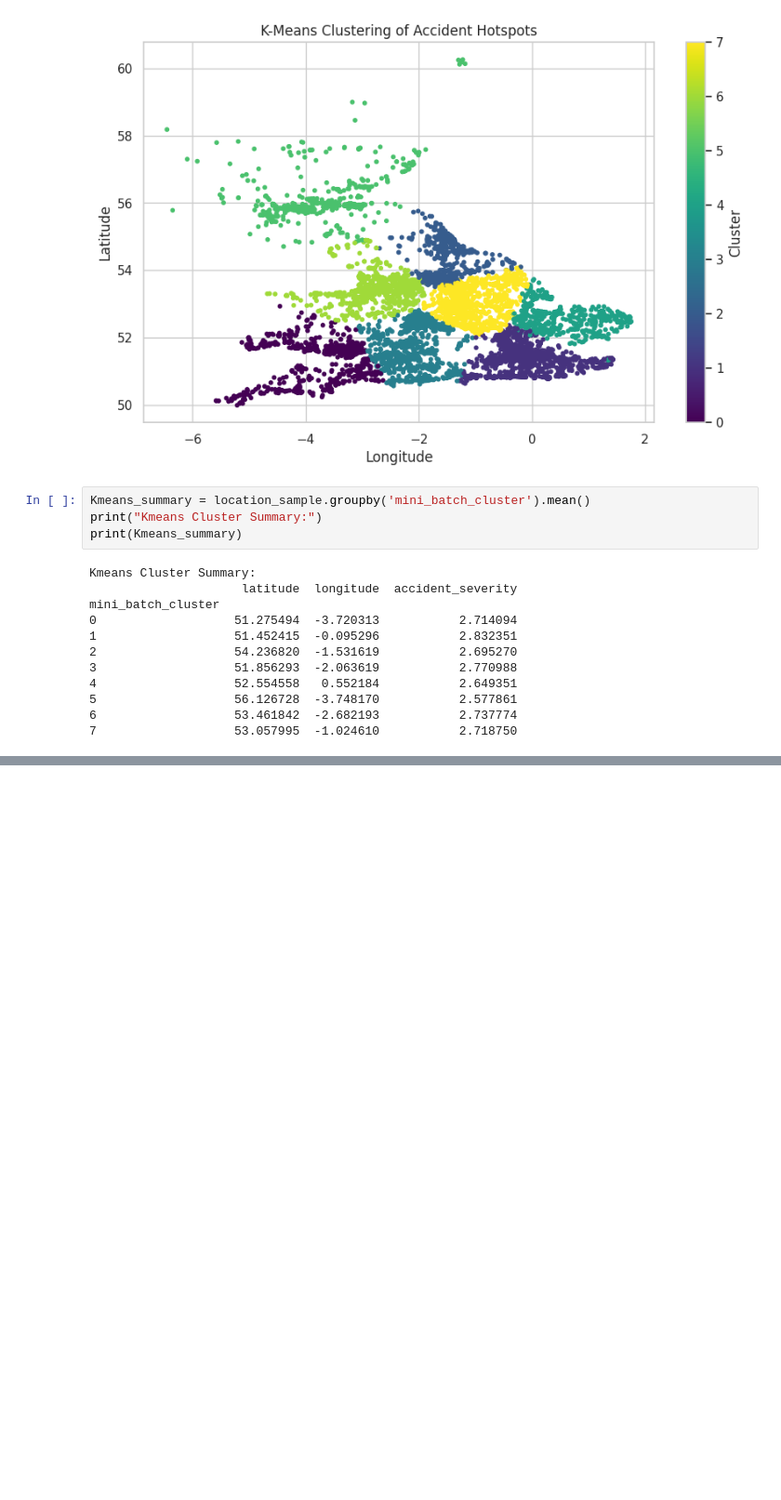
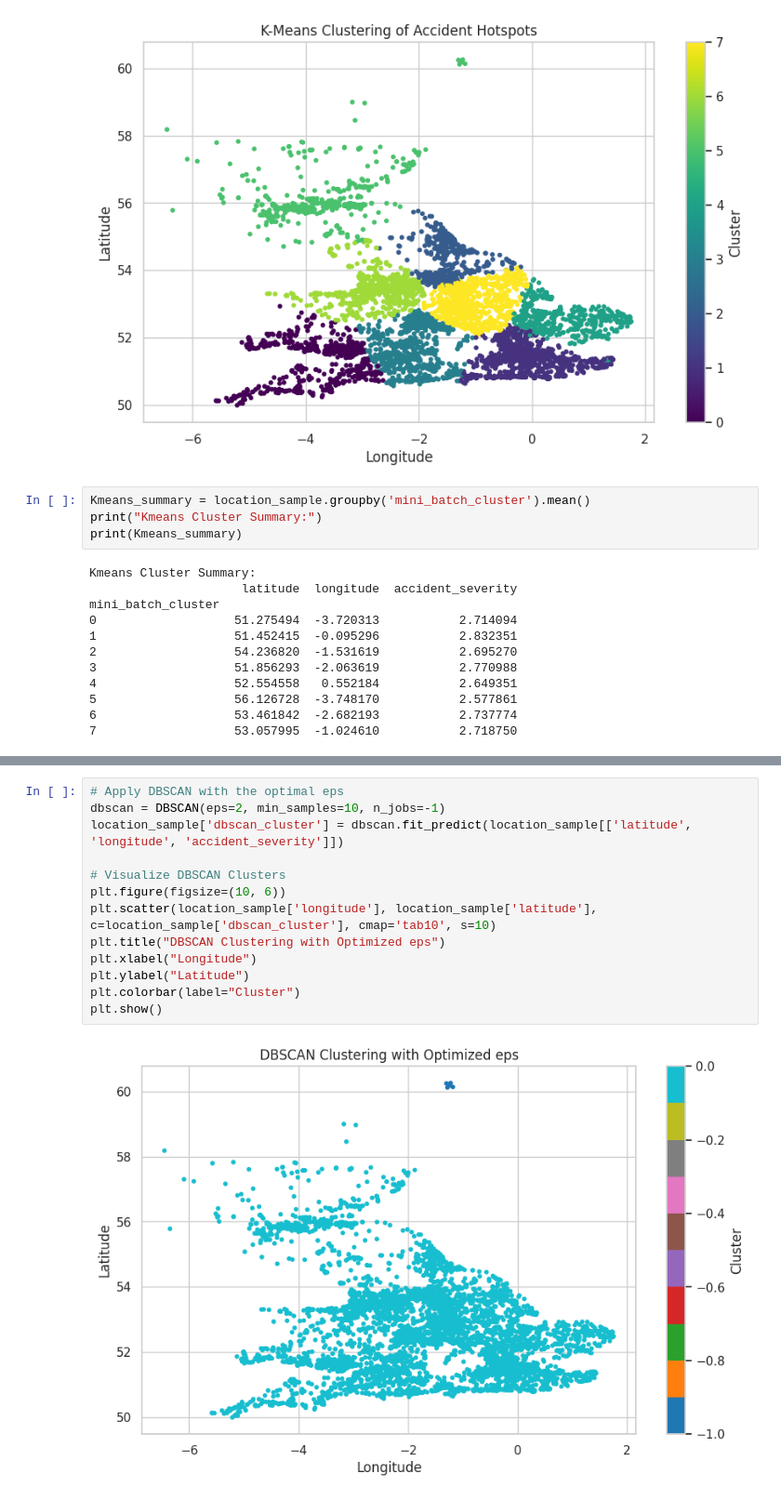
Before and after one commit to Nikitha14-code/Datascience-project, a Jupyter notebook: ACCIDENT_HOTSPOT_DETECTION_AND_RISK_PREDICTION.ipynb, the cells around one changed output, grey strips where cells are left out. Shown at 93% size. Cells and saved outputs as stored; diff of their text form; blank space fills up the shorter version.

```diff
--- a/ACCIDENT_HOTSPOT_DETECTION_AND_RISK_PREDICTION.ipynb
+++ b/ACCIDENT_HOTSPOT_DETECTION_AND_RISK_PREDICTION.ipynb
@@ -642,0 +664,15 @@ mini_batch_cluster
+# %%
+# Apply DBSCAN with the optimal eps
+dbscan = DBSCAN(eps=2, min_samples=10, n_jobs=-1)
+location_sample['dbscan_cluster'] = dbscan.fit_predict(location_sample[['latitude', 'longitude', 'accident_severity']])
+
+# Visualize DBSCAN Clusters
+plt.figure(figsize=(10, 6))
+plt.scatter(location_sample['longitude'], location_sample['latitude'], c=location_sample['dbscan_cluster'], cmap='tab10', s=10)
+plt.title("DBSCAN Clustering with Optimized eps")
+plt.xlabel("Longitude")
+plt.ylabel("Latitude")
+plt.colorbar(label="Cluster")
+plt.show()
+# %% [output]
+[figure, added]
```
Also changed, not shown: parts of 3 cells of this notebook.
